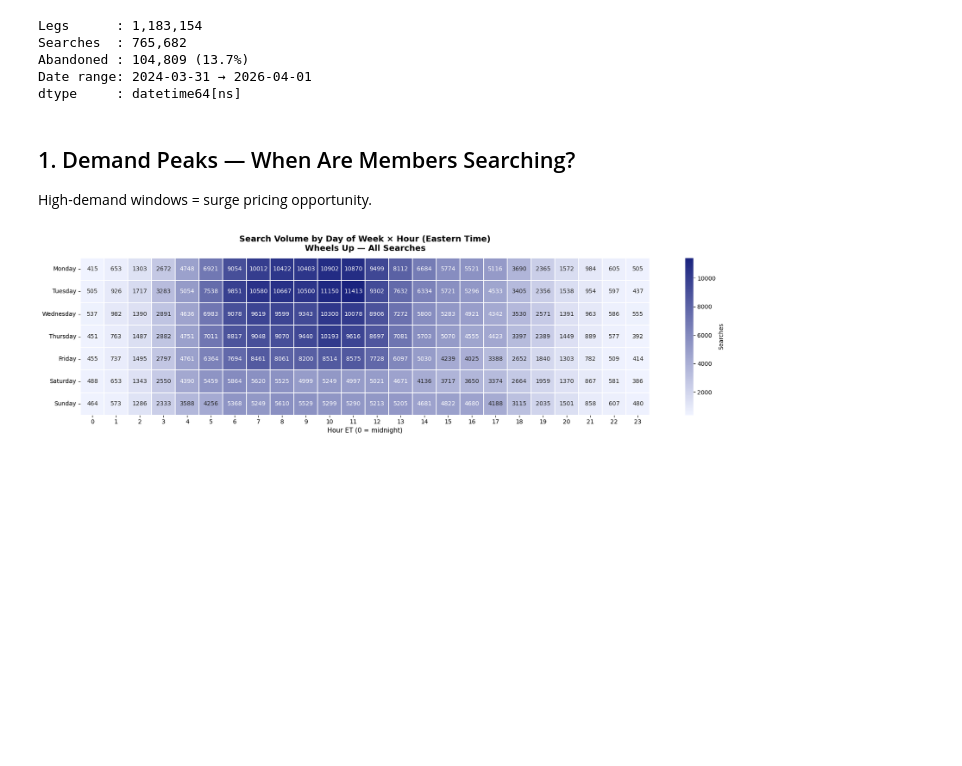
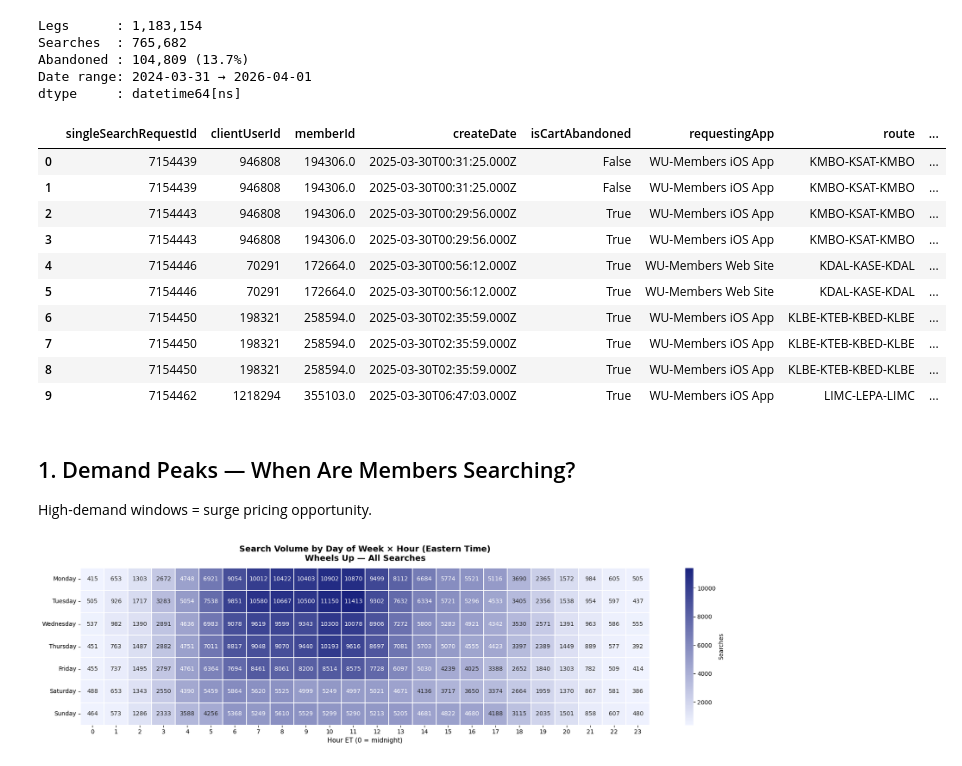
Before and after one commit to tausif-agntworksai/flight-pipeline, a Jupyter notebook: pricing/eda/vedant/SearchActivityAnalysis_va_v1.ipynb, the cells around one changed output. Drawn from its saved outputs; the diff is of its cells as text; code cells hidden in the pictures; blank space fills up the shorter version.

```diff
--- a/pricing/eda/vedant/SearchActivityAnalysis_va_v1.ipynb
+++ b/pricing/eda/vedant/SearchActivityAnalysis_va_v1.ipynb
@@ -51,6 +51,20 @@ Searches  : 765,682
 Abandoned : 104,809 (13.7%)
 Date range: 2024-03-31 → 2026-04-01
 dtype     : datetime64[ns]
+# %%
+df.head(10)
+# %% [output]
+|  | singleSearchRequestId | clientUserId | memberId | createDate | isCartAbandoned | requestingApp | route | ... |
+| 0 | 7154439 | 946808 | 194306.0 | 2025-03-30T00:31:25.000Z | False | WU-Members iOS App | KMBO-KSAT-KMBO | ... |
+| 1 | 7154439 | 946808 | 194306.0 | 2025-03-30T00:31:25.000Z | False | WU-Members iOS App | KMBO-KSAT-KMBO | ... |
+| 2 | 7154443 | 946808 | 194306.0 | 2025-03-30T00:29:56.000Z | True | WU-Members iOS App | KMBO-KSAT-KMBO | ... |
+| 3 | 7154443 | 946808 | 194306.0 | 2025-03-30T00:29:56.000Z | True | WU-Members iOS App | KMBO-KSAT-KMBO | ... |
+| 4 | 7154446 | 70291 | 172664.0 | 2025-03-30T00:56:12.000Z | True | WU-Members Web Site | KDAL-KASE-KDAL | ... |
+| 5 | 7154446 | 70291 | 172664.0 | 2025-03-30T00:56:12.000Z | True | WU-Members Web Site | KDAL-KASE-KDAL | ... |
+| 6 | 7154450 | 198321 | 258594.0 | 2025-03-30T02:35:59.000Z | True | WU-Members iOS App | KLBE-KTEB-KBED-KLBE | ... |
+| 7 | 7154450 | 198321 | 258594.0 | 2025-03-30T02:35:59.000Z | True | WU-Members iOS App | KLBE-KTEB-KBED-KLBE | ... |
+| 8 | 7154450 | 198321 | 258594.0 | 2025-03-30T02:35:59.000Z | True | WU-Members iOS App | KLBE-KTEB-KBED-KLBE | ... |
+| 9 | 7154462 | 1218294 | 355103.0 | 2025-03-30T06:47:03.000Z | True | WU-Members iOS App | LIMC-LEPA-LIMC | ... |
 # %% [markdown]
 ## 1. Demand Peaks — When Are Members Searching?
 High-demand windows = surge pricing opportunity.
```
Also changed, not shown: 16 other files.
